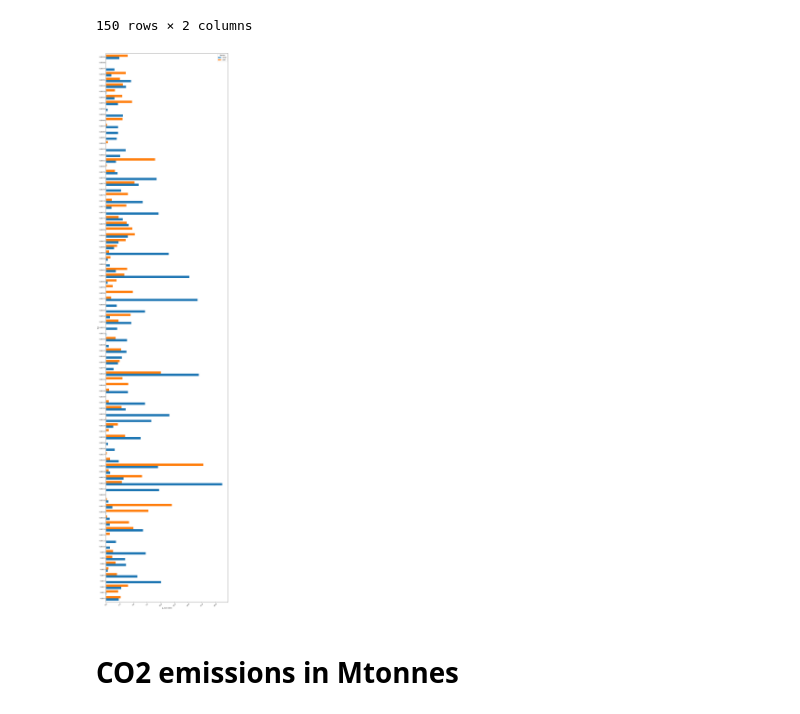
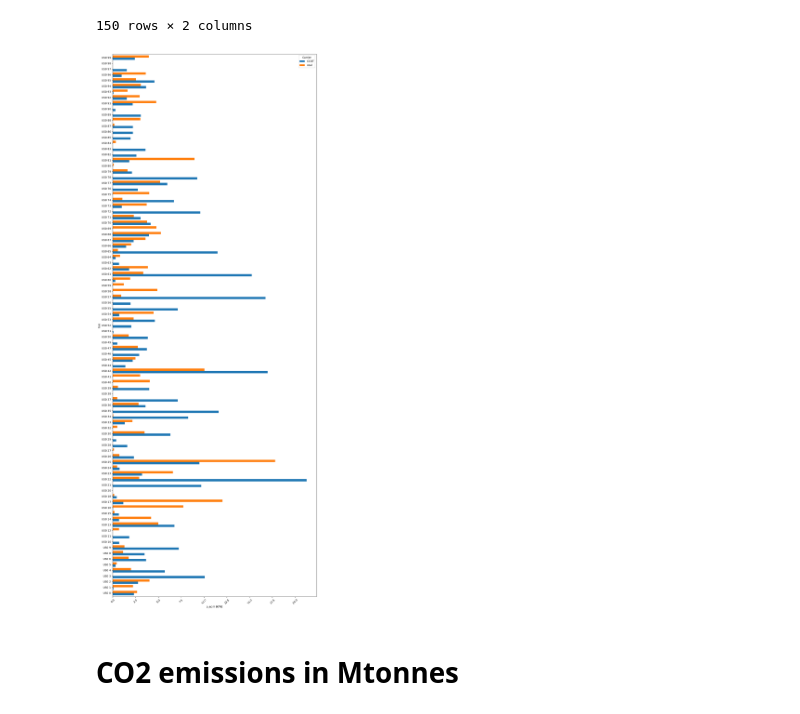
Before and after one commit to open-energy-transition/geothermal-modelling, a Jupyter notebook: analysis/notebooks/Analysis_PE.ipynb, the cells around one changed output. Cells and saved outputs as stored; diff of their text form; code cells hidden in the pictures.

```diff
--- a/analysis/notebooks/Analysis_PE.ipynb
+++ b/analysis/notebooks/Analysis_PE.ipynb
@@ -27,12 +27,23 @@ eia_capacity_path = pathlib.Path(base_path, "analysis", "data", "capacities_eia.
 installed_capacity_plot_path = pathlib.Path(plot_dir_path, "installed_capacity.png")
 # %%
 def extract_time_res(filename):
-    filename = str(network_path.name)
-    match = re.search(r'(\d+)H', filename)
+    # Convert the filename to a string (although you already did this, no need to use network_path.name)
+    filename = str(filename)
+
+    # Search for the pattern in the filename
+    match = re.search(r'(\d+)(H|SEG)', filename)
+
     if match:
-        return np.float64(match.group(1))
+        number = np.float64(match.group(1))
+        unit = match.group(2)
+
+        if unit == 'H':
+            return number
+        elif unit == 'SEG':
+            return 8760 / number
     else:
         return None
 
 filepath = Path(network_path)
-time_res = extract_time_res(filepath) # in hours
+time_res = extract_time_res(filepath)
+print(time_res)
@@ -570,21 +583,20 @@ DataFrameGroupBy.apply operated on the grouping columns. This behavior is deprec
 # %%
 summary = coal_gas_plants.groupby(['bus', 'carrier'])['p_nom'].sum().div(1e3).unstack(fill_value=0)
 summary = summary.reindex(sorted(summary.index, key=lambda x: int(x[3:])), axis=0)
 
-summary.plot(kind='barh', figsize=(12, 50), width=0.8)
+summary.plot(kind='barh', figsize=(12, 30), width=0.8)
 
-# Aggiungi titoli e etichette
 plt.xlabel('p_nom (GW)')
 plt.ylabel('bus')
 plt.legend(title='Carrier')
 plt.xticks(rotation=45)
 plt.tight_layout()
 
 plt.show()
 
-fig.savefig('../plots/coal_ccgt_comparison.pdf', dpi=1000)
+#fig.savefig('../plots/coal_ccgt_comparison.pdf', dpi=1000)
 # %% [output]
-[figure, old version]
+[figure, new version]
 # %% [markdown]
 # CO2 emissions in Mtonnes
 # %%
```
Also changed, not shown: parts of 10 cells of this notebook.
